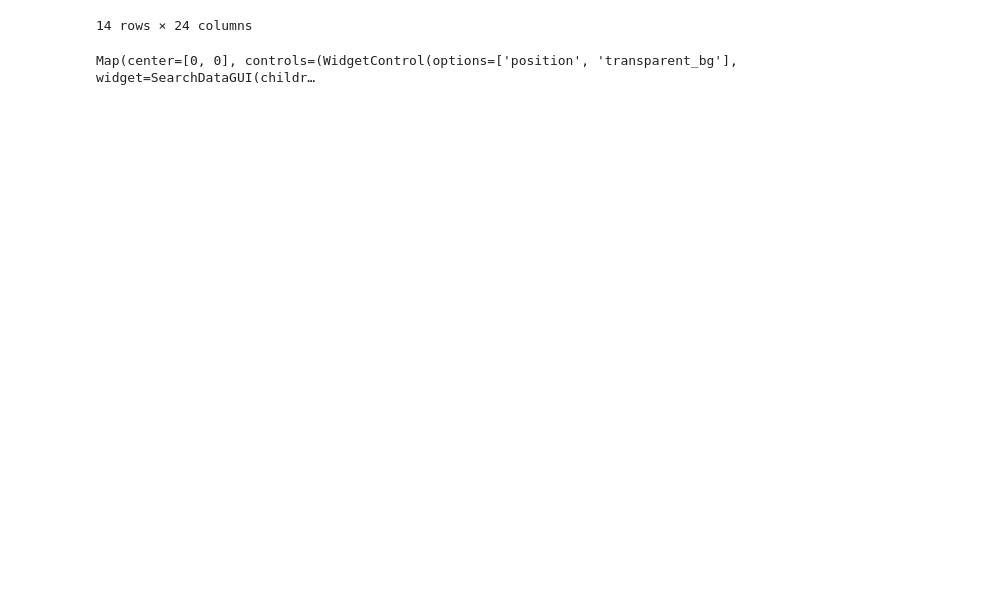
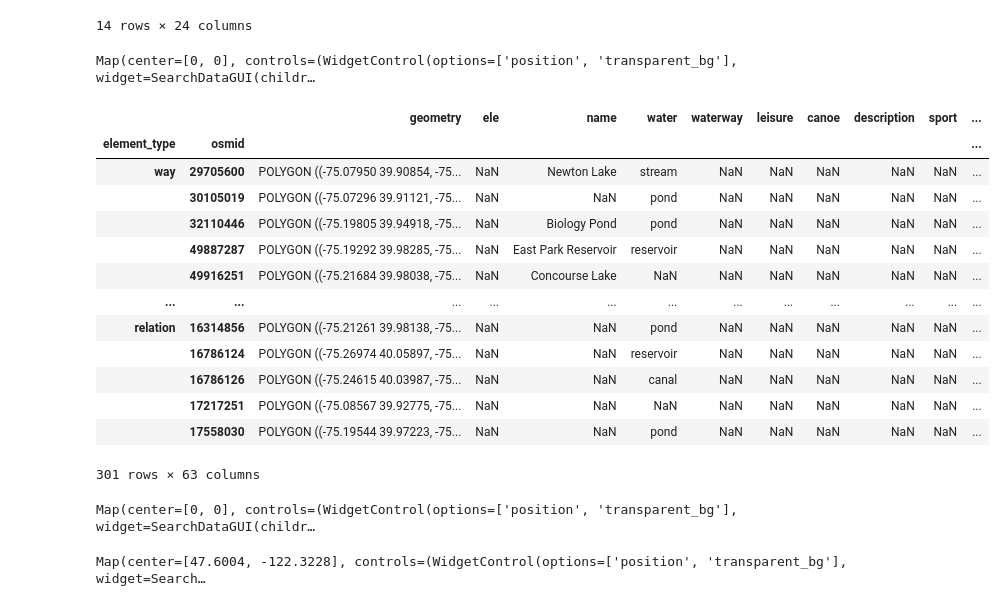
Before and after one commit to zyang91/spatial_data_management, a Jupyter notebook: notes/lecture10.ipynb, the cells around one changed output. Saved outputs shown, nothing was run; the diff lists cells and outputs as text; code cells hidden in the pictures; blank space fills up the shorter version.

```diff
--- a/notes/lecture10.ipynb
+++ b/notes/lecture10.ipynb
@@ -151,3 +151,32 @@ Map.add_gdf(gdf, layer_name='Bars')
 Map
 # %% [output]
 Map(center=[0, 0], controls=(WidgetControl(options=['position', 'transparent_bg'], widget=SearchDataGUI(childr…
+# %%
+gdf= osm.osm_gdf_from_point((39.9526, -75.1652), tags={'natural': 'water'}, dist=10000)
+gdf
+# %% [output]
+|  |  | geometry | ele | name | water | waterway | leisure | canoe | description | sport | ... |
+| element_type | osmid |  |  |  |  |  |  |  |  |  | ... |
+| way | 29705600 | POLYGON ((-75.07950 39.90854, -75... | NaN | Newton Lake | stream | NaN | NaN | NaN | NaN | NaN | ... |
+|  | 30105019 | POLYGON ((-75.07296 39.91121, -75... | NaN | NaN | pond | NaN | NaN | NaN | NaN | NaN | ... |
+|  | 32110446 | POLYGON ((-75.19805 39.94918, -75... | NaN | Biology Pond | pond | NaN | NaN | NaN | NaN | NaN | ... |
+|  | 49887287 | POLYGON ((-75.19292 39.98285, -75... | NaN | East Park Reservoir | reservoir | NaN | NaN | NaN | NaN | NaN | ... |
+|  | 49916251 | POLYGON ((-75.21684 39.98038, -75... | NaN | Concourse Lake | NaN | NaN | NaN | NaN | NaN | NaN | ... |
+| ... | ... | ... | ... | ... | ... | ... | ... | ... | ... | ... | ... |
+| relation | 16314856 | POLYGON ((-75.21261 39.98138, -75... | NaN | NaN | pond | NaN | NaN | NaN | NaN | NaN | ... |
+|  | 16786124 | POLYGON ((-75.26974 40.05897, -75... | NaN | NaN | reservoir | NaN | NaN | NaN | NaN | NaN | ... |
+|  | 16786126 | POLYGON ((-75.24615 40.03987, -75... | NaN | NaN | canal | NaN | NaN | NaN | NaN | NaN | ... |
+|  | 17217251 | POLYGON ((-75.08567 39.92775, -75... | NaN | NaN | NaN | NaN | NaN | NaN | NaN | NaN | ... |
+|  | 17558030 | POLYGON ((-75.19544 39.97223, -75... | NaN | NaN | pond | NaN | NaN | NaN | NaN | NaN | ... |
+301 rows × 63 columns
+# %%
+m= geemap.Map(add_google_map= False)
+m.add_gdf(gdf, layer_name='Rivers')
+m
+# %% [output]
+Map(center=[0, 0], controls=(WidgetControl(options=['position', 'transparent_bg'], widget=SearchDataGUI(childr…
+# %%
+Map=geemap.Map(center= [47.6004,-122.3228], zoom= 16, add_google_map= False)
+Map
+# %% [output]
+Map(center=[47.6004, -122.3228], controls=(WidgetControl(options=['position', 'transparent_bg'], widget=Search…
```
Also changed, not shown: parts of 1 cell of this notebook, 2 other files.
